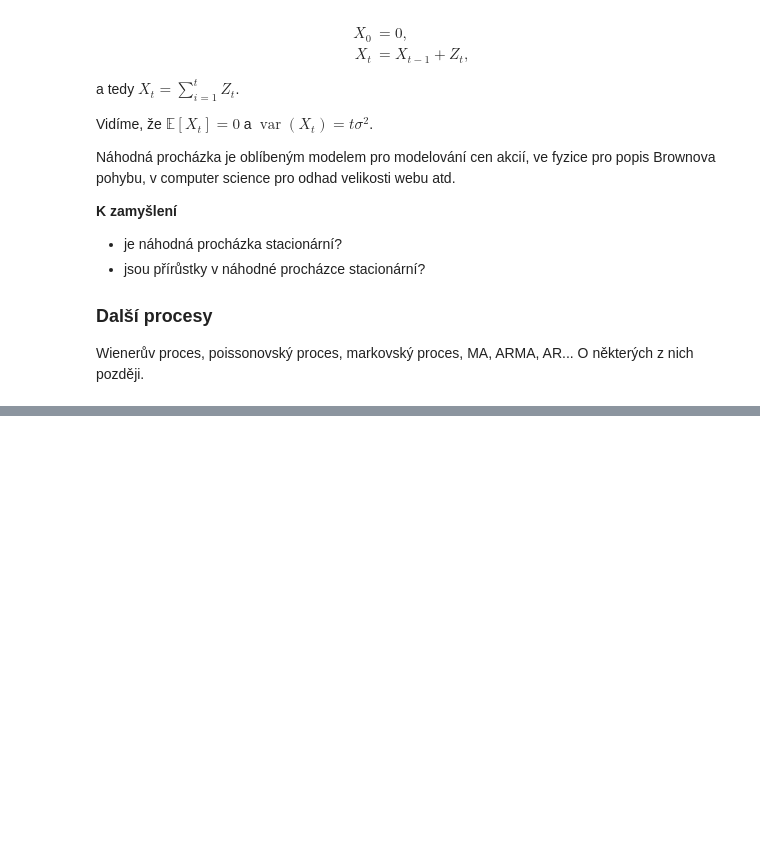
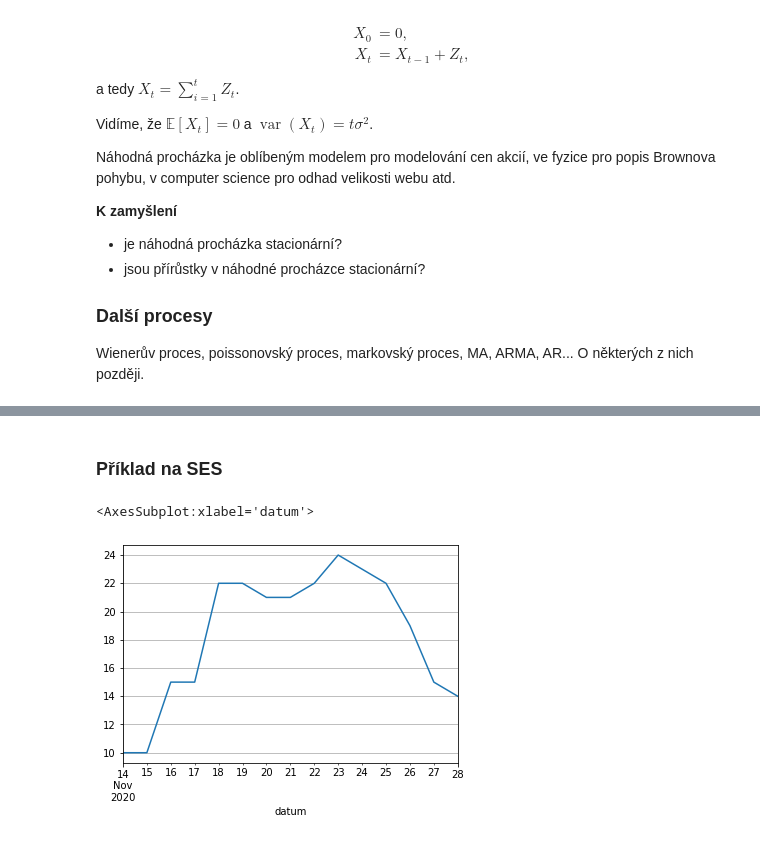
Before and after one commit to kamil-dedecius/mi-scr, a Jupyter notebook: prednasky/1.ipynb, the cells around one changed output, grey strips where cells are left out. Saved outputs shown, nothing was run; the diff lists cells and outputs as text; code cells hidden in the pictures; blank space fills up the shorter version.

```diff
--- a/prednasky/1.ipynb
+++ b/prednasky/1.ipynb
@@ -624,0 +309,12 @@ Na problematiku markovských řetězců (nebo dokonce obecně procesů) by mohl
+# %% [markdown]
+### Příklad na SES
+# %%
+#url = 'https://onemocneni-aktualne.mzcr.cz/api/v2/covid-19/orp.csv'
+fn = 'data/covid-listopad.csv'
+data = pd.read_csv(fn, parse_dates=[1], index_col=1)
+orp = data.loc[data['orp_nazev'] == 'Soběslav']
+data = orp['aktualni_pocet_hospitalizovanych_osob'].last('15D') #loc['2020-11':]
+data.plot()
+# %% [output]
+<AxesSubplot:xlabel='datum'>
+[figure, added]
```
Also changed, not shown: parts of 34 cells of this notebook.
